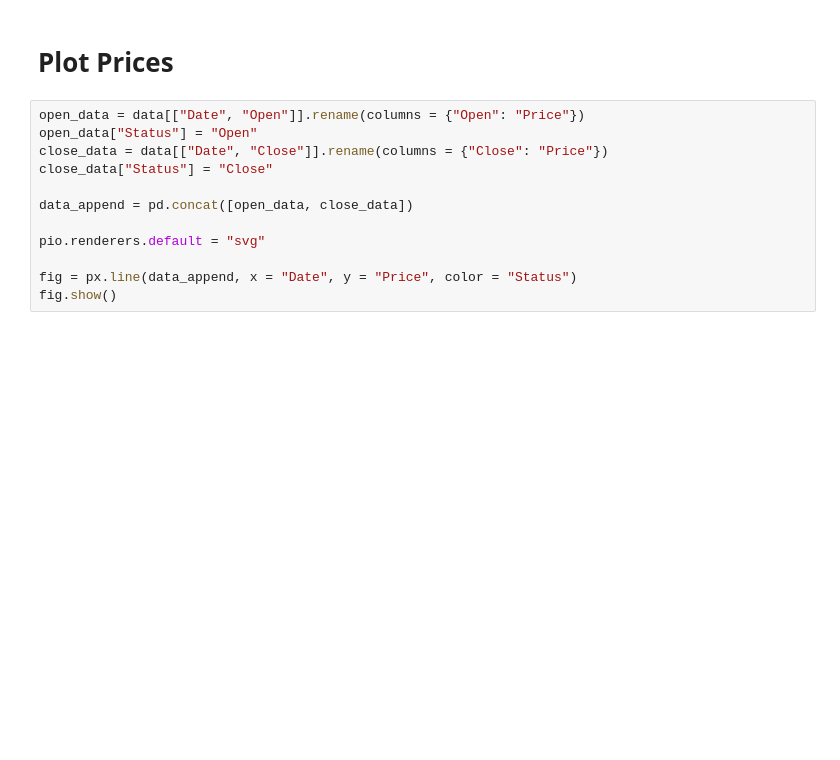
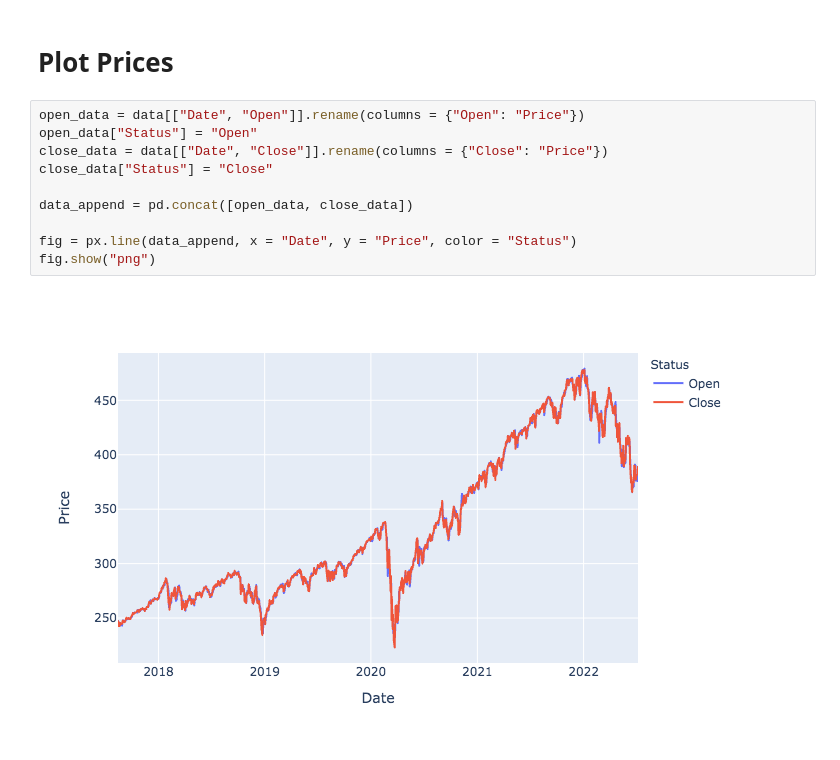
Before and after one commit to calbornozflores/spy-youtube, a Jupyter notebook: notebooks/03 - SPY Timeseries Extraction.ipynb, the cells around one changed output. Saved outputs shown, nothing was run; the diff lists cells and outputs as text; blank space fills up the shorter version.

```diff
--- a/notebooks/03 - SPY Timeseries Extraction.ipynb
+++ b/notebooks/03 - SPY Timeseries Extraction.ipynb
@@ -42,12 +42,12 @@ data.to_csv(f"{output_dir}/SPY.csv", index = False)
 # %%
 open_data = data[["Date", "Open"]].rename(columns = {"Open": "Price"})
 open_data["Status"] = "Open"
 close_data = data[["Date", "Close"]].rename(columns = {"Close": "Price"})
 close_data["Status"] = "Close"
 
 data_append = pd.concat([open_data, close_data])
 
-pio.renderers.default = "svg"
-
 fig = px.line(data_append, x = "Date", y = "Price", color = "Status")
-fig.show()
+fig.show("png")
+# %% [output]
+[figure, added]
```
